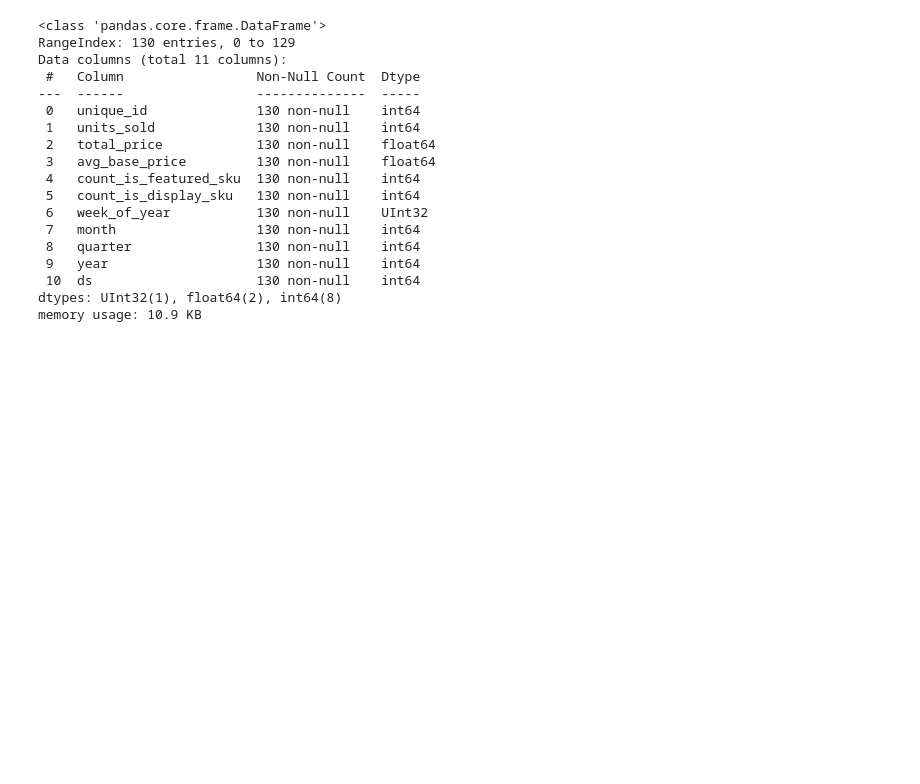
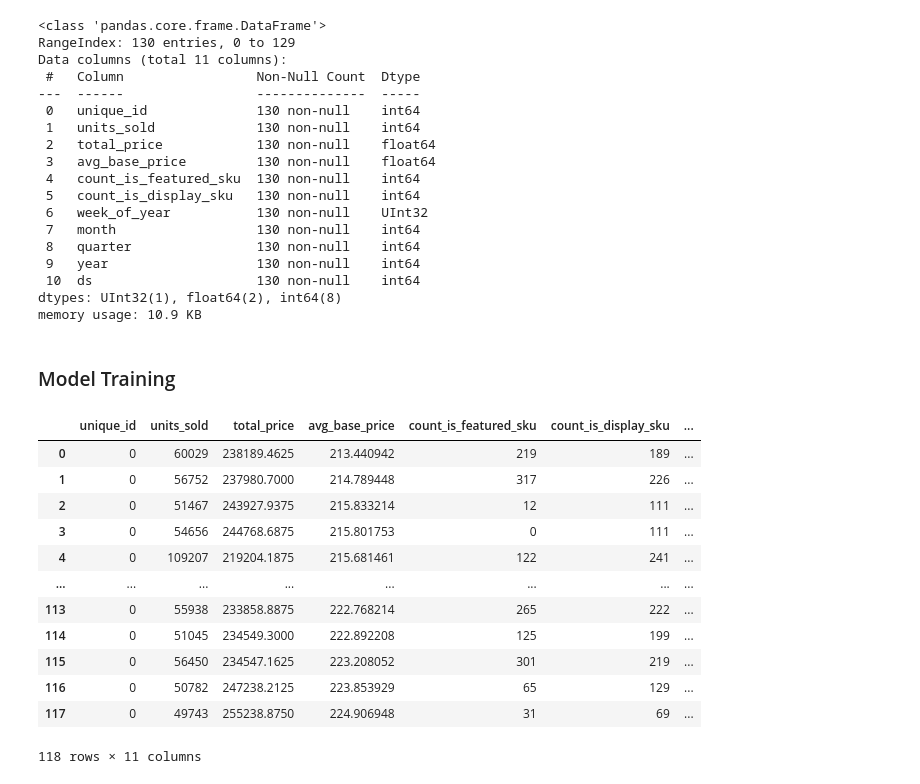
Before and after one commit to slouie88/Demand-Forecasting, a Jupyter notebook: 2-Train/1-train-total-sales.ipynb, the cells around one changed output. Saved outputs shown, nothing was run; the diff lists cells and outputs as text; code cells hidden in the pictures; blank space fills up the shorter version.

```diff
--- a/2-Train/1-train-total-sales.ipynb
+++ b/2-Train/1-train-total-sales.ipynb
@@ -236,3 +237,22 @@ Data columns (total 11 columns):
  10  ds                     130 non-null    int64
 dtypes: UInt32(1), float64(2), int64(8)
 memory usage: 10.9 KB
+# %% [markdown]
+### Model Training
+# %%
+train_total_sales_df = total_sales_df.head(118)
+train_total_sales_df
+# %% [output]
+|  | unique_id | units_sold | total_price | avg_base_price | count_is_featured_sku | count_is_display_sku | ... |
+| 0 | 0 | 60029 | 238189.4625 | 213.440942 | 219 | 189 | ... |
+| 1 | 0 | 56752 | 237980.7000 | 214.789448 | 317 | 226 | ... |
+| 2 | 0 | 51467 | 243927.9375 | 215.833214 | 12 | 111 | ... |
+| 3 | 0 | 54656 | 244768.6875 | 215.801753 | 0 | 111 | ... |
+| 4 | 0 | 109207 | 219204.1875 | 215.681461 | 122 | 241 | ... |
+| ... | ... | ... | ... | ... | ... | ... | ... |
+| 113 | 0 | 55938 | 233858.8875 | 222.768214 | 265 | 222 | ... |
+| 114 | 0 | 51045 | 234549.3000 | 222.892208 | 125 | 199 | ... |
+| 115 | 0 | 56450 | 234547.1625 | 223.208052 | 301 | 219 | ... |
+| 116 | 0 | 50782 | 247238.2125 | 223.853929 | 65 | 129 | ... |
+| 117 | 0 | 49743 | 255238.8750 | 224.906948 | 31 | 69 | ... |
+118 rows × 11 columns
```
Also changed, not shown: parts of 23 cells of this notebook.
